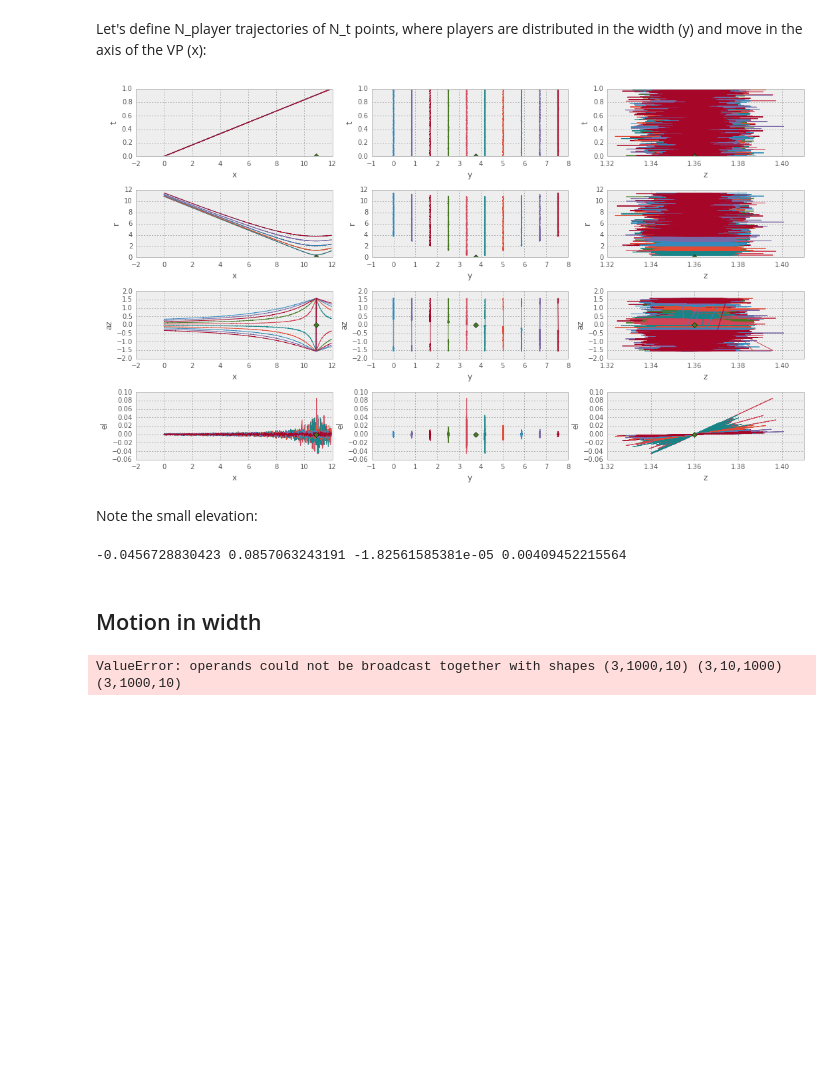
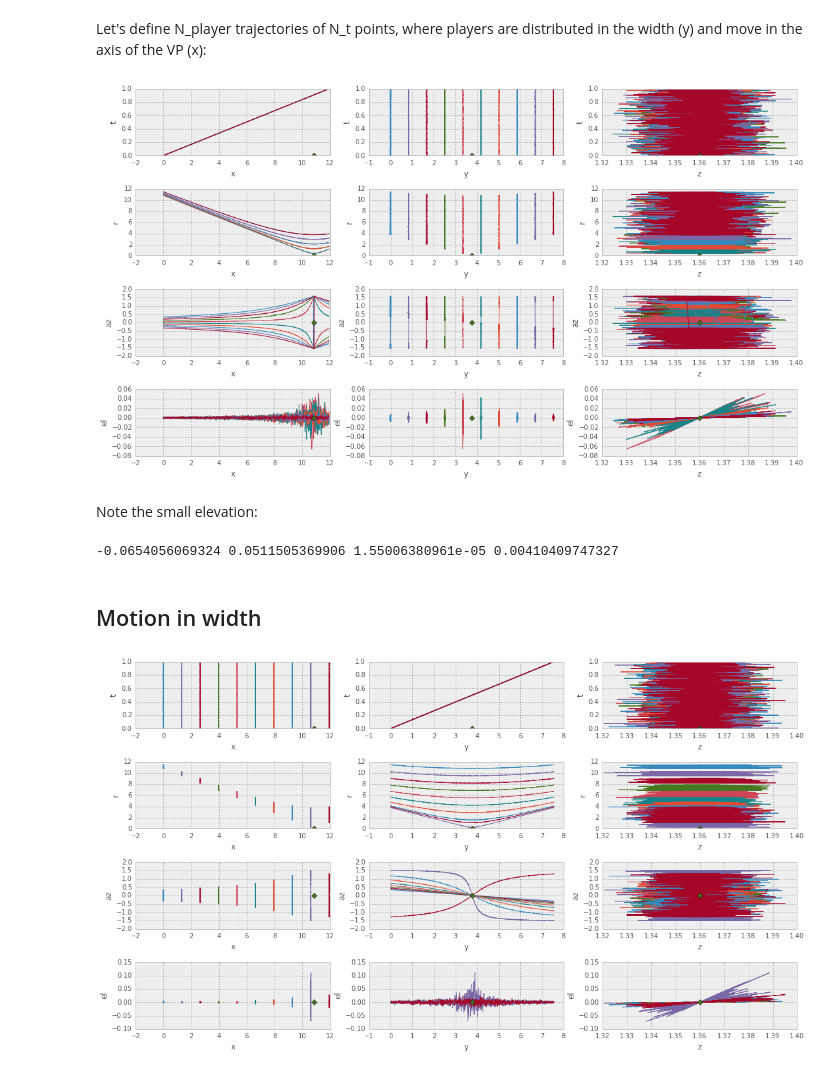
Before and after one commit to NaturalPatterns/2013_Tropique, a Jupyter notebook: test_coordonees_perceptives.ipynb, the cells around one changed output. Drawn from its saved outputs; the diff is of its cells as text; code cells hidden in the pictures; blank space fills up the shorter version.

```diff
--- a/test_coordonees_perceptives.ipynb
+++ b/test_coordonees_perceptives.ipynb
@@ -42,13 +42,14 @@ def plot_xyz2azel(motion, vp=VPs[0]):
             if i_ax == 0:
                 #ax.plot(t, rae_VC[i_ax, :, :])
                 #print motion_x[j_ax, :, :].shape, t.shape
-                ax.plot(motion_x[j_ax, :, :], t)
+                ax.plot(motion[j_ax, :, :], t)
             else:
                 #print motion_x[j_ax, :, :].shape, rae_VC[i_ax-1, :, :].shape
-                ax.plot(motion_x[j_ax, :, :], rae_VC[i_ax-1, :, :])
+                ax.plot(motion[j_ax, :, :], rae_VC[i_ax-1, :, :])
             ax.plot([vp[axe_xyz]], [0.], 'D')
             ax.set_xlabel(axe_xyz)
             ax.set_ylabel(axe_perc)
+    plt.show()
     return rae_VC
 print plot_xyz2azel.__doc__
 # %% [output]
@@ -76,22 +77,22 @@ motion_x += .01*np.random.randn(3, N_t, N_player)
 motion_x.shape
 rae_VC = plot_xyz2azel(motion_x, vp=vp)
 # %% [output]
-[figure, old version]
+[figure, new version]
 # %% [markdown]
 Note the small elevation:
 # %%
 el = rae_VC[2,:,:]
 print el.min(), el.max(),  el.mean(),  el.std()
 # %% [output]
--0.0456728830423 0.0857063243191 -1.82561585381e-05 0.00409452215564
+-0.0654056069324 0.0511505369906 1.55006380961e-05 0.00410409747327
 # %% [markdown]
 ## Motion in width
 # %%
 x = vp['x']*np.ones((1, N_t, 1))*np.linspace(0, 1.1, N_player, endpoint=True)[np.newaxis, np.newaxis, :]
-y = vp['y']*(np.linspace(0, 1.1, N_t)[np.newaxis, :, np.newaxis]*np.ones((1, 1, N_player)))
+y = vp['y']*(np.linspace(0, 2, N_t)[np.newaxis, :, np.newaxis]*np.ones((1, 1, N_player)))
 z = vp['z']*np.ones((1, N_t, N_player)) # constant
 motion_y = np.vstack((x, y, z))
-motion_y += .01*np.random.randn(3, N_player, N_t)
-plot_xyz2azel(motion_y)
+motion_y += .01*np.random.randn(3, N_t, N_player)
+rae_VC = plot_xyz2azel(motion_y, vp=vp)
 # %% [output]
-ValueError: operands could not be broadcast together with shapes (3,1000,10) (3,10,1000) (3,1000,10)
+[figure, added]
```
Also changed, not shown: parts of 2 cells of this notebook, 1 other file.
